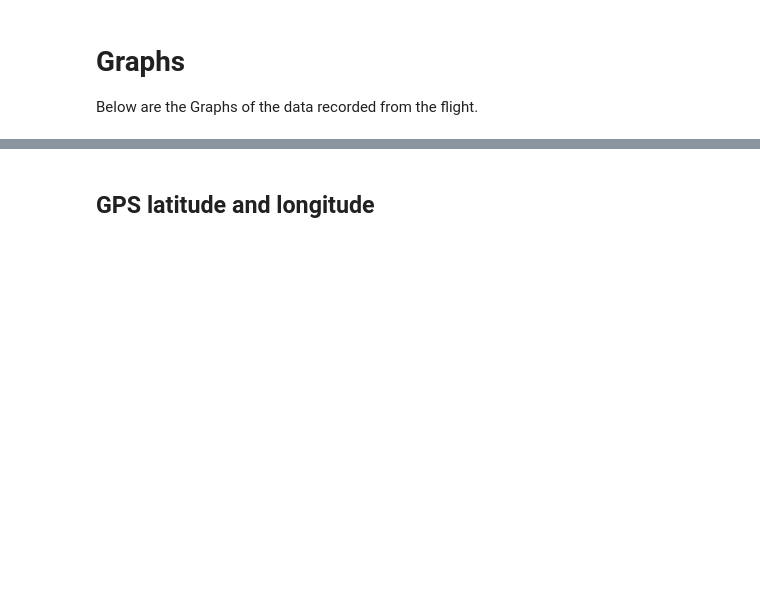
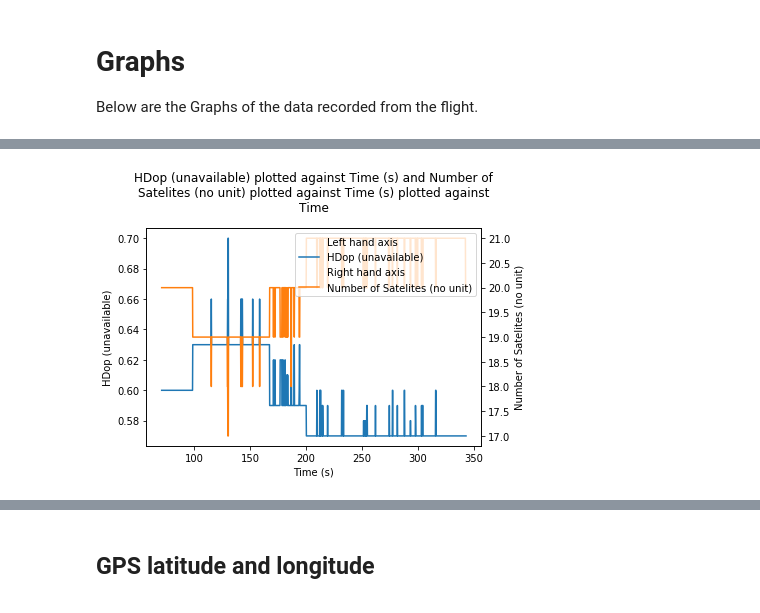
Before and after one commit to AdrianWeishaeupl/AutoFLpy, a Jupyter notebook: autoflpy/user_files/flight_logs_generated/Generated flight log 20190101 1.ipynb, the cells around one changed output, grey strips where cells are left out. Saved outputs shown, nothing was run; the diff lists cells and outputs as text; code cells hidden in the pictures; blank space fills up the shorter version.

```diff
--- a/autoflpy/user_files/flight_logs_generated/Generated flight log 20190101 1.ipynb
+++ b/autoflpy/user_files/flight_logs_generated/Generated flight log 20190101 1.ipynb
@@ -91,8 +100,10 @@ Below are the Graphs of the data recorded from the flight.
 # %%
 x_limits=["x_min", "x_max"]
 y_limits_left=["y_min", "y_max"]
 y_limits_right=["y_min", "y_max"]
 legend_location=1
-multiaxis_graph_function([["y", "altitude", "gps"]], [["y", "groundcourse", "gps"], ["x", "time", "gps"]], values_list, x_limits, y_limits_left, y_limits_right, legend_location)
+multiaxis_graph_function([["y", "hdop", "gps"]], [["y", "number of satelites", "gps"], ["x", "time", "gps"]], values_list, x_limits, y_limits_left, y_limits_right, legend_location)
+# %% [output]
+[figure, added]
 # %%
 x_limits=["x_min", "x_max"]
```
Also changed, not shown: parts of 23 cells of this notebook, 5 other files.
